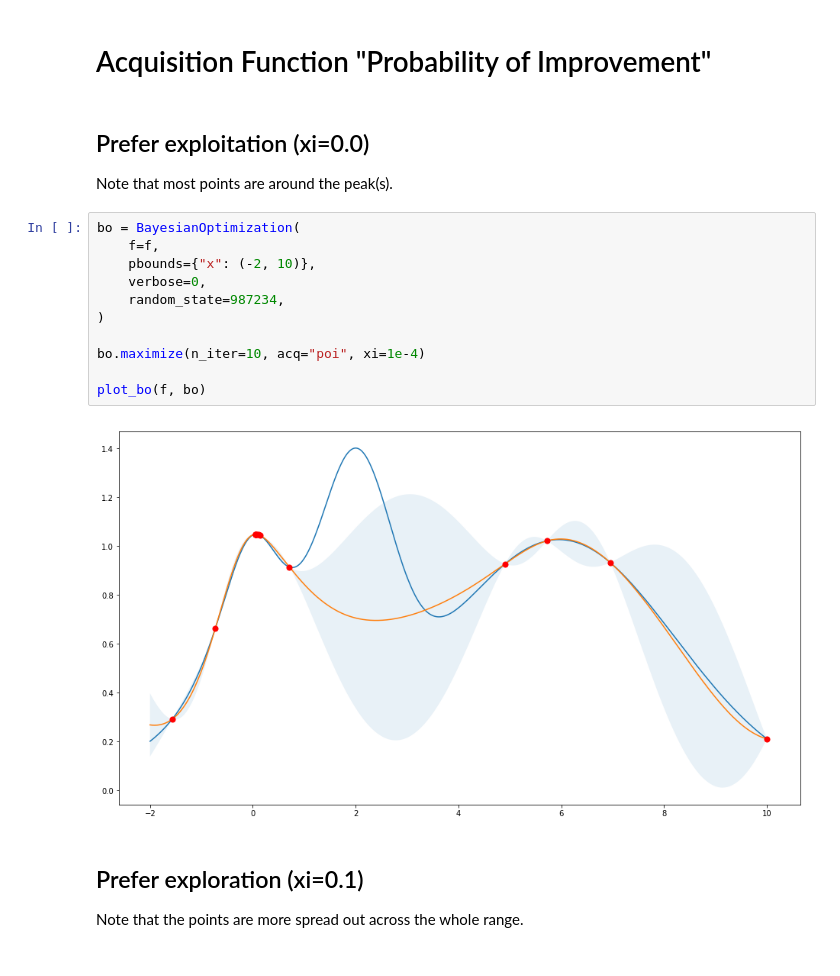
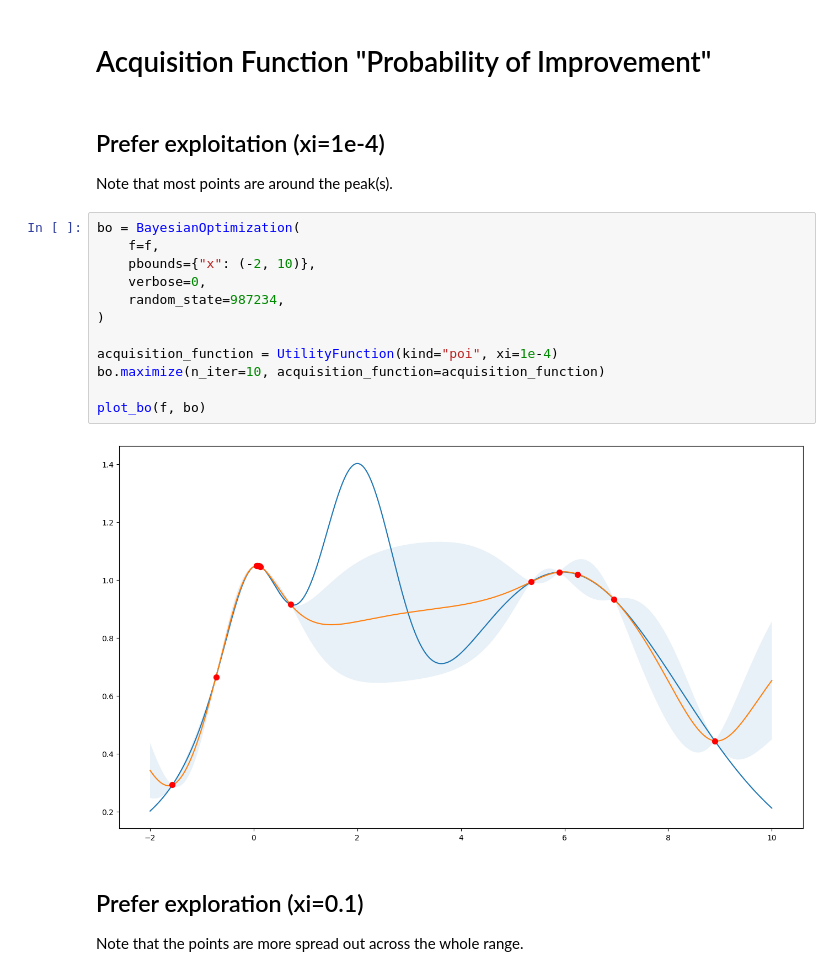
Before and after one commit to bayesian-optimization/BayesianOptimization, a Jupyter notebook: examples/exploitation_vs_exploration.ipynb, the cells around one changed output. Cells and saved outputs as stored; diff of their text form.

```diff
--- a/examples/exploitation_vs_exploration.ipynb
+++ b/examples/exploitation_vs_exploration.ipynb
@@ -108,22 +113,23 @@ plot_bo(f, bo)
 # %% [markdown]
 # Acquisition Function "Probability of Improvement"
 # %% [markdown]
-## Prefer exploitation (xi=0.0)
+## Prefer exploitation (xi=1e-4)
 
 Note that most points are around the peak(s).
 # %%
 bo = BayesianOptimization(
     f=f,
     pbounds={"x": (-2, 10)},
     verbose=0,
     random_state=987234,
 )
 
-bo.maximize(n_iter=10, acq="poi", xi=1e-4)
+acquisition_function = UtilityFunction(kind="poi", xi=1e-4)
+bo.maximize(n_iter=10, acquisition_function=acquisition_function)
 
 plot_bo(f, bo)
 # %% [output]
-[figure, old version]
+[figure, new version]
 # %% [markdown]
 ## Prefer exploration (xi=0.1)
 
```
Also changed, not shown: parts of 8 cells of this notebook, 4 other files.
